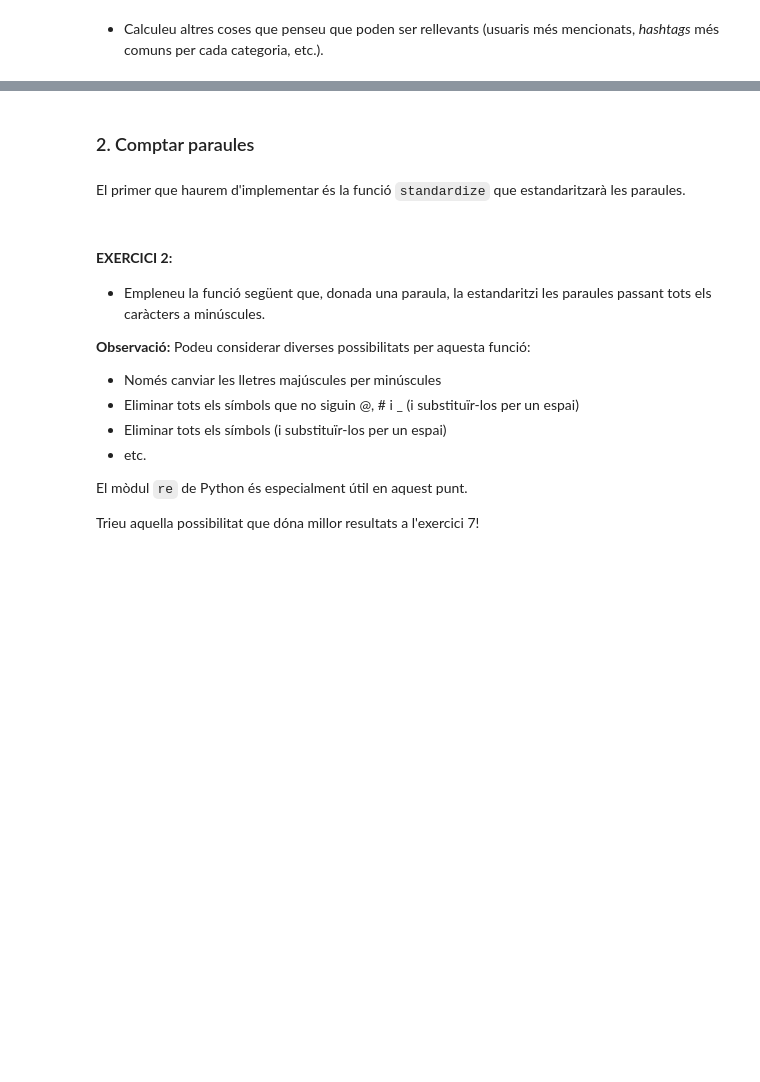
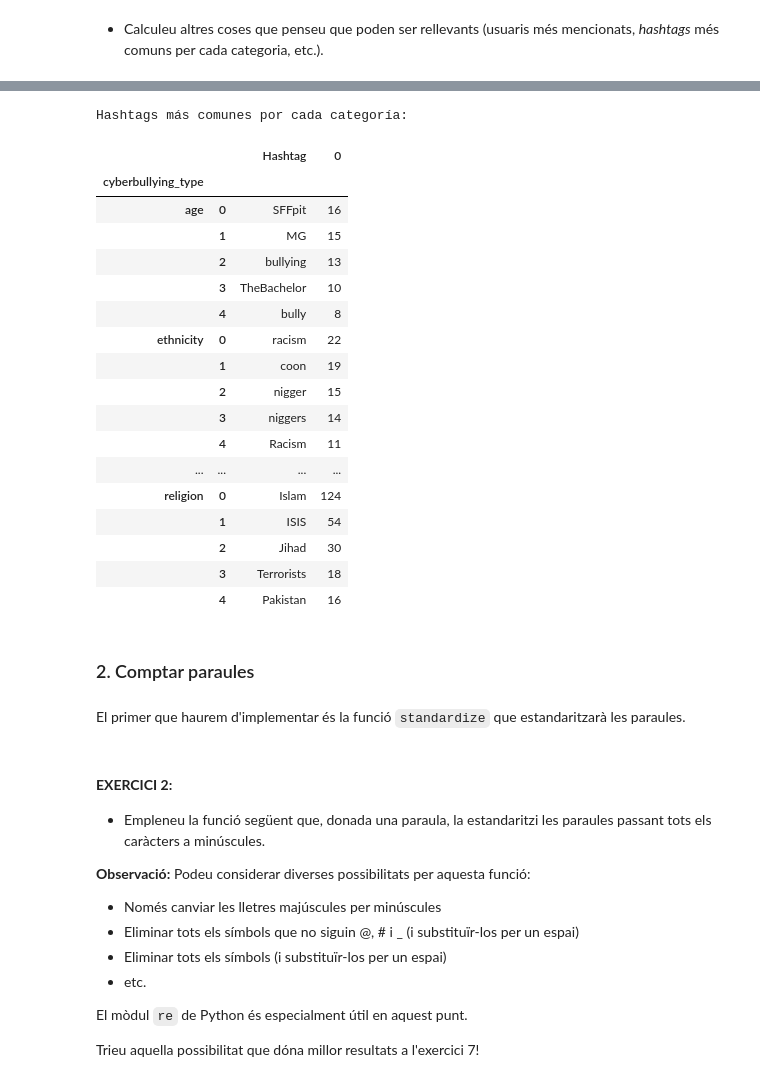
Before and after one commit to ArturoLat/TNUI, a Jupyter notebook: p3/NilTorrelles_ArturoLatorre_P3.ipynb, the cells around one changed output, grey strips where cells are left out. Cells and saved outputs as stored; diff of their text form; code cells hidden in the pictures; blank space fills up the shorter version.

```diff
--- a/p3/NilTorrelles_ArturoLatorre_P3.ipynb
+++ b/p3/NilTorrelles_ArturoLatorre_P3.ipynb
@@ -198,3 +419,32 @@ Compteu els ``#`` que vagin seguits d'alguna lletra o nombre ja que, com veiem a
+# %%
+# Obtener hashtags más comunes por cada categoría (limitado a los 5 más comunes)
+df['hashtags'] = df['tweet_text'].apply(hashtag_count)
+hashtags_por_categoria = df.groupby('cyberbullying_type')['hashtags'].apply(lambda x: pd.Series([item for sublist in x for item in sublist]).value_counts().head(5).reset_index())
+hashtags_por_categoria = hashtags_por_categoria.rename(columns={'index': 'Hashtag'})
+
+
+print("\nHashtags más comunes por cada categoría:")
+hashtags_por_categoria
+# %% [output]
+Hashtags más comunes por cada categoría:
+|  |  | Hashtag | 0 |
+| cyberbullying_type |  |  |  |
+| age | 0 | SFFpit | 16 |
+|  | 1 | MG | 15 |
+|  | 2 | bullying | 13 |
+|  | 3 | TheBachelor | 10 |
+|  | 4 | bully | 8 |
+| ethnicity | 0 | racism | 22 |
+|  | 1 | coon | 19 |
+|  | 2 | nigger | 15 |
+|  | 3 | niggers | 14 |
+|  | 4 | Racism | 11 |
+| ... | ... | ... | ... |
+| religion | 0 | Islam | 124 |
+|  | 1 | ISIS | 54 |
+|  | 2 | Jihad | 30 |
+|  | 3 | Terrorists | 18 |
+|  | 4 | Pakistan | 16 |
 # %% [markdown]
 ### 2. Comptar paraules
 # %%
```
Also changed, not shown: parts of 21 cells of this notebook.
